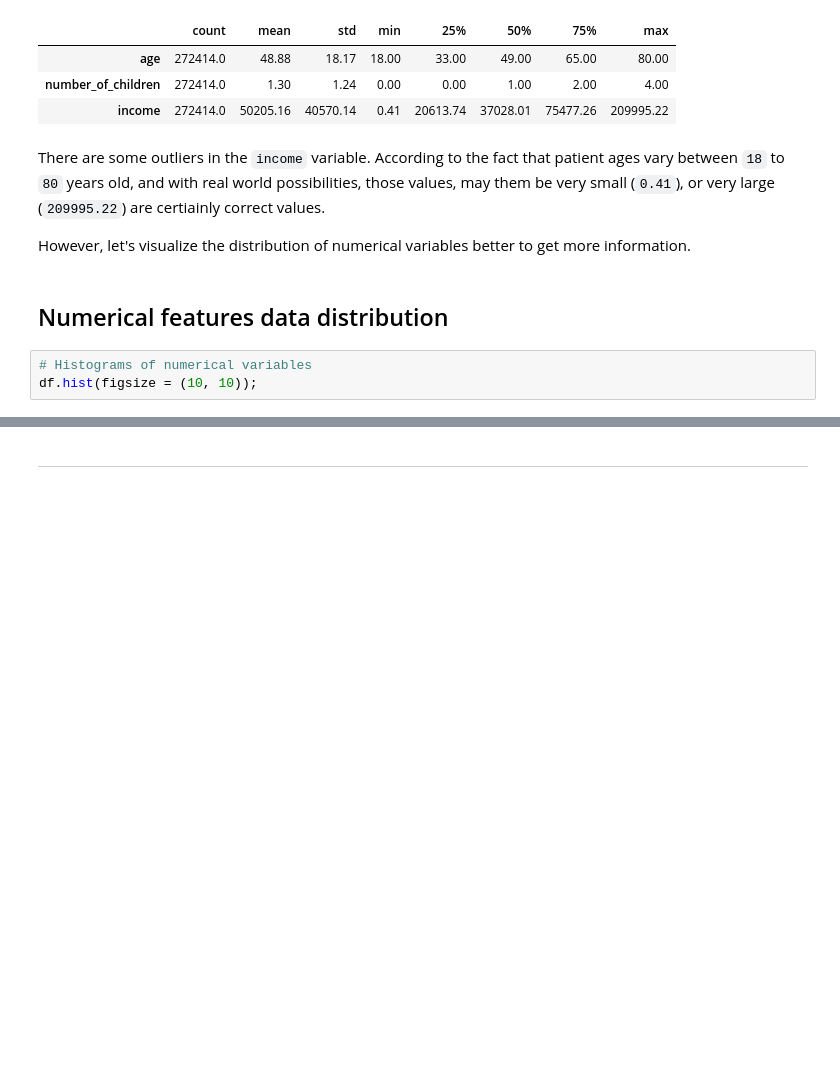
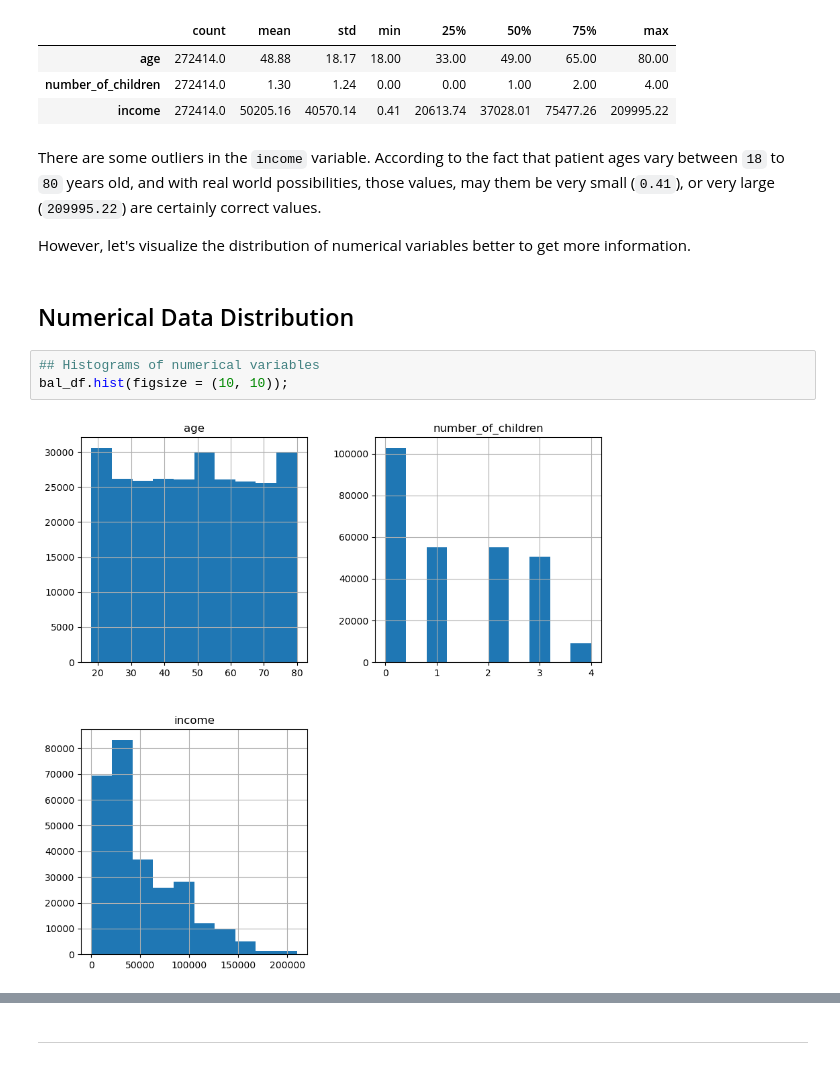
Before and after one commit to maxim-eyengue/Depression-Mood-Tracker, a Jupyter notebook: capstone_project_01.ipynb, the cells around one changed output, grey strips where cells are left out. Drawn from its saved outputs; the diff is of its cells as text; blank space fills up the shorter version.

```diff
--- a/capstone_project_01.ipynb
+++ b/capstone_project_01.ipynb
@@ -298,11 +356,13 @@ bal_df.describe().T.round(2)
 | number_of_children | 272414.0 | 1.30 | 1.24 | 0.00 | 0.00 | 1.00 | 2.00 | 4.00 |
 | income | 272414.0 | 50205.16 | 40570.14 | 0.41 | 20613.74 | 37028.01 | 75477.26 | 209995.22 |
 # %% [markdown]
-There are some outliers in the `income` variable. According to the fact that patient ages vary between `18` to `80` years old, and with real world possibilities, those values, may them be very small (`0.41`), or very large (`209995.22`) are certiainly correct values.
+There are some outliers in the `income` variable. According to the fact that patient ages vary between `18` to `80` years old, and with real world possibilities, those values, may them be very small (`0.41`), or very large (`209995.22`) are certainly correct values.
 
 However, let's visualize the distribution of numerical variables better to get more information.
-# %% [markdown]
-## Numerical features data distribution
+# %% [markdown]
+## Numerical Data Distribution
 # %%
-# Histograms of numerical variables
-df.hist(figsize = (10, 10));
+## Histograms of numerical variables
+bal_df.hist(figsize = (10, 10));
+# %% [output]
+[figure, added]
```
Also changed, not shown: parts of 109 cells of this notebook.
